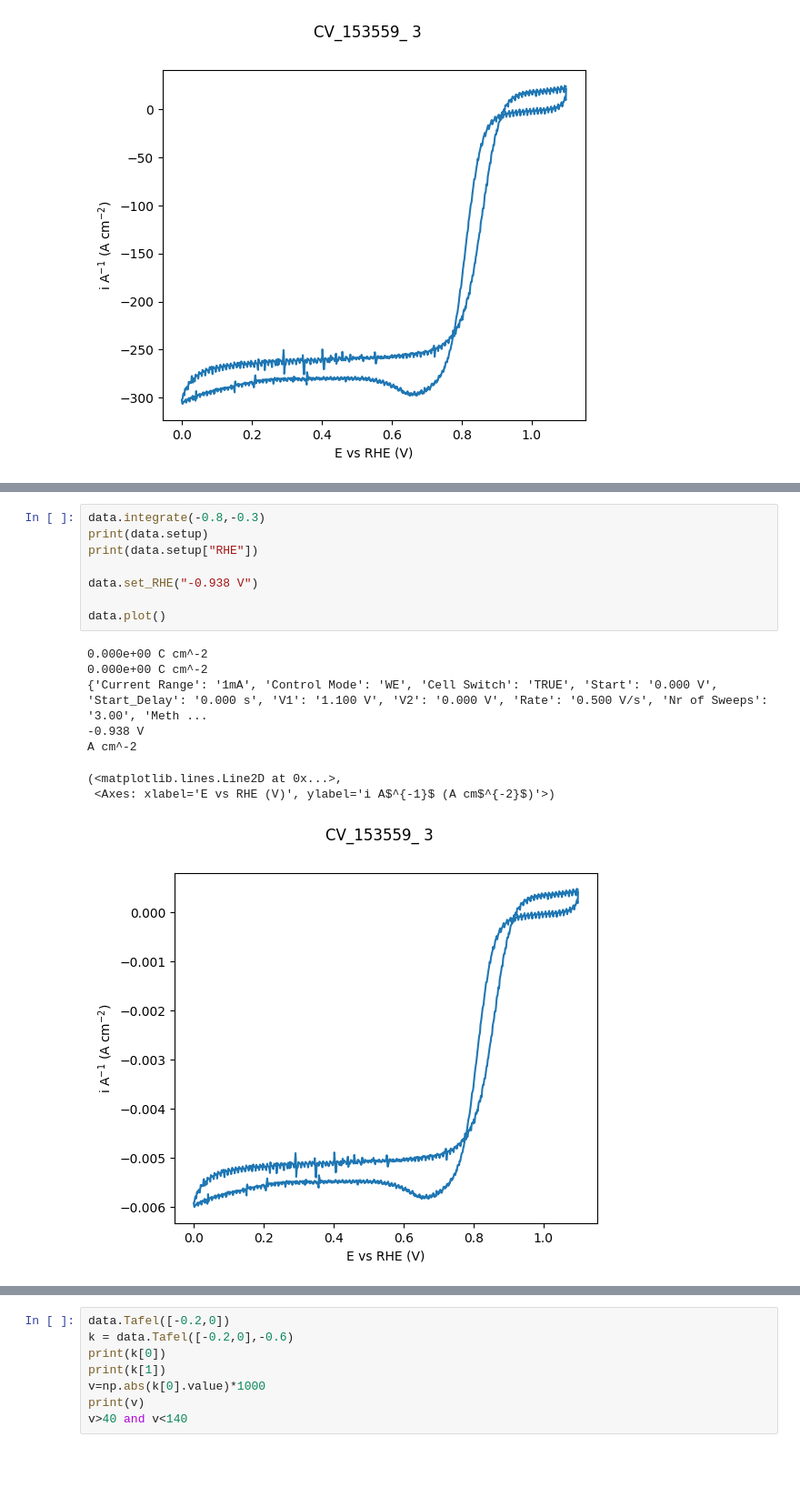
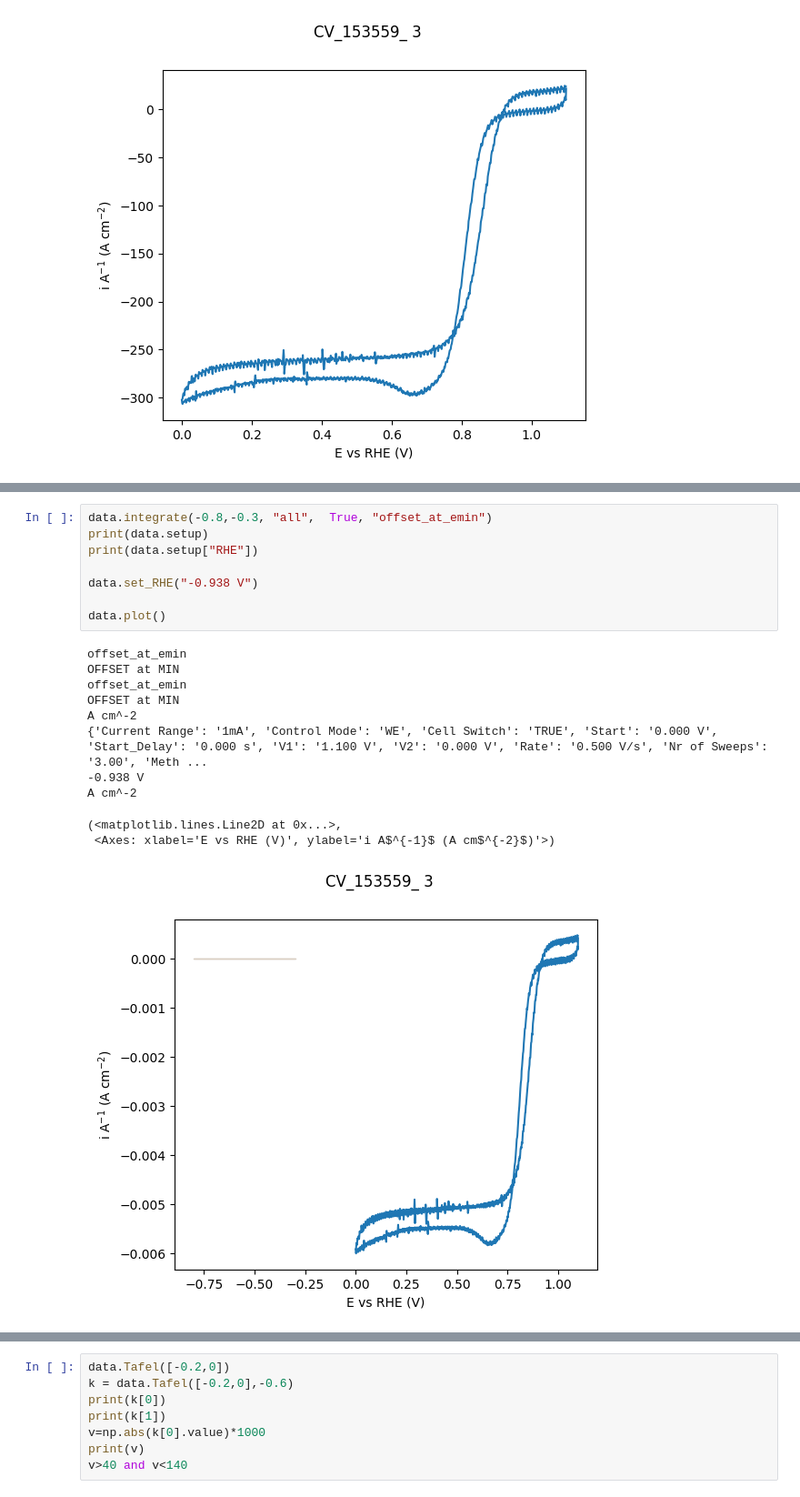
Before and after one commit to NordicEC/EC4py, a Jupyter notebook: dev/CV_Data/CV_Data_t2.ipynb, the cells around one changed output, grey strips where cells are left out. Shown at 91% size. Cells and saved outputs as stored; diff of their text form; blank space fills up the shorter version.

```diff
--- a/dev/CV_Data/CV_Data_t2.ipynb
+++ b/dev/CV_Data/CV_Data_t2.ipynb
@@ -58,17 +67,20 @@ A cm^-2
 # %%
-data.integrate(-0.8,-0.3)
+data.integrate(-0.8,-0.3, "all",  True, "offset_at_emin")
 print(data.setup)
 print(data.setup["RHE"])
 
 data.set_RHE("-0.938 V")
 
 data.plot()
 # %% [output]
-0.000e+00 C cm^-2
-0.000e+00 C cm^-2
+offset_at_emin
+OFFSET at MIN
+offset_at_emin
+OFFSET at MIN
+A cm^-2
 {'Current Range': '1mA', 'Control Mode': 'WE', 'Cell Switch': 'TRUE', 'Start': '0.000 V', 'Start_Delay': '0.000 s', 'V1': '1.100 V', 'V2': '0.000 V', 'Rate': '0.500 V/s', 'Nr of Sweeps': '3.00', 'Meth ...
 -0.938 V
 A cm^-2
 (<matplotlib.lines.Line2D at 0x...>,
  <Axes: xlabel='E vs RHE (V)', ylabel='i A$^{-1}$ (A cm$^{-2}$)'>)
-[figure, old version]
+[figure, new version]
```
Also changed, not shown: parts of 3 cells of this notebook, 10 other files.
